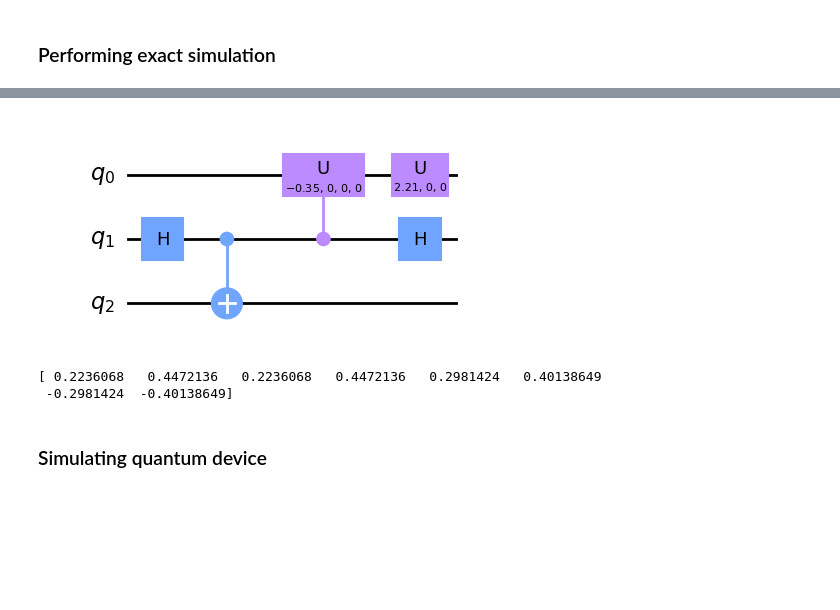
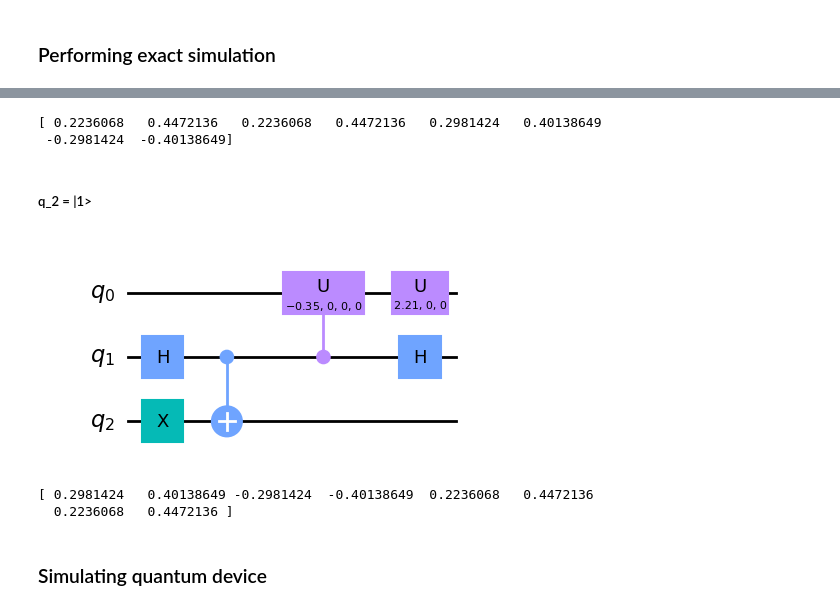
Before and after one commit to seba2390/BlockEncoding, a Jupyter notebook: main.ipynb, the cells around one changed output, grey strips where cells are left out. Drawn from its saved outputs; the diff is of its cells as text; code cells hidden in the pictures; blank space fills up the shorter version.

```diff
--- a/main.ipynb
+++ b/main.ipynb
@@ -42,16 +56,28 @@ print(theta_1, theta_2)
+# %%
+# Run the quantum circuit on a statevector simulator backend
+backend = Aer.get_backend('statevector_simulator')
+job = backend.run(circ)
+result = job.result()
+statevector_result = np.real_if_close(np.array(result.data()['statevector']))
+print(statevector_result)
+# %% [output]
+[ 0.2236068   0.4472136   0.2236068   0.4472136   0.2981424   0.40138649
+ -0.2981424  -0.40138649]
+# %% [markdown]
+##### q_2 = |1>
 # %%
 # Creating Quantum Circuit (Qubits initialized to |0> by default)
 circ = QuantumCircuit(3)
-#circ.x(qubit=2)
+circ.x(qubit=2)
 circ.h(qubit=1)
 circ.cx(control_qubit=1,
         target_qubit=2)
 circ.cu(theta=2*theta_2,phi=0.0,gamma=0.0,lam=0.0,control_qubit=1,target_qubit=0) # N.B. Remember to rotate by the double amount
 circ.u(theta=2*theta_1, phi=0.0,lam=0.0,qubit=0) # N.B. Remember to rotate by the double amount
 circ.h(qubit=1)
 circ.draw('mpl')
 # %% [output]
-[figure, old version]
+[figure, new version]
 # %%
 # Run the quantum circuit on a statevector simulator backend
 backend = Aer.get_backend('statevector_simulator')
@@ -60,8 +86,8 @@ result = job.result()
 statevector_result = np.real_if_close(np.array(result.data()['statevector']))
 print(statevector_result)
 # %% [output]
-[ 0.2236068   0.4472136   0.2236068   0.4472136   0.2981424   0.40138649
- -0.2981424  -0.40138649]
+[ 0.2981424   0.40138649 -0.2981424  -0.40138649  0.2236068   0.4472136
+  0.2236068   0.4472136 ]
 # %% [markdown]
 ### Simulating quantum device
 # %%
```
Also changed, not shown: parts of 3 cells of this notebook.
